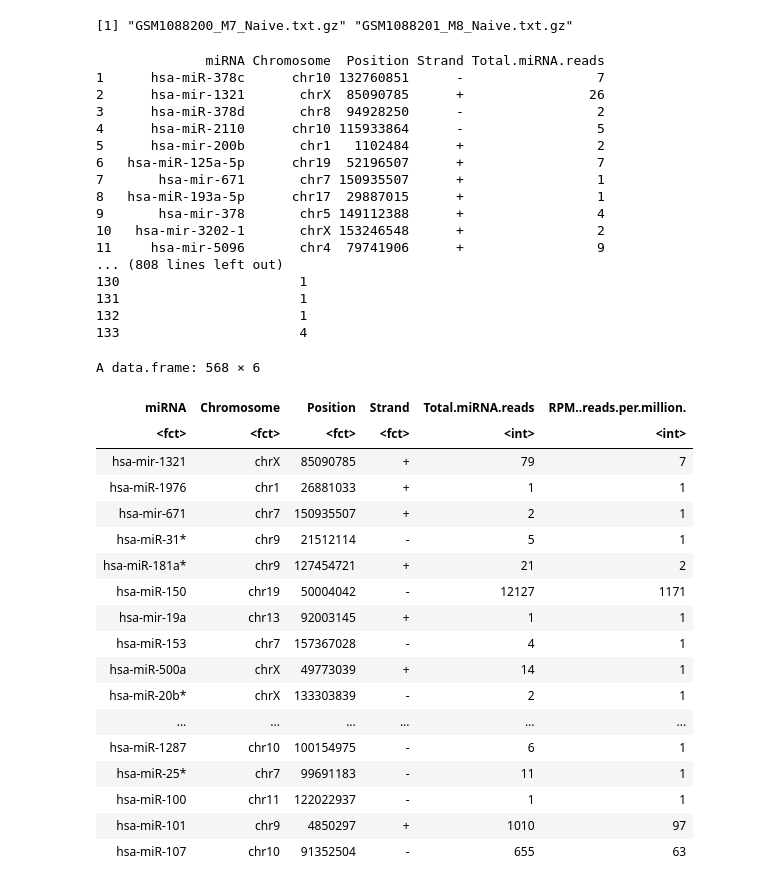
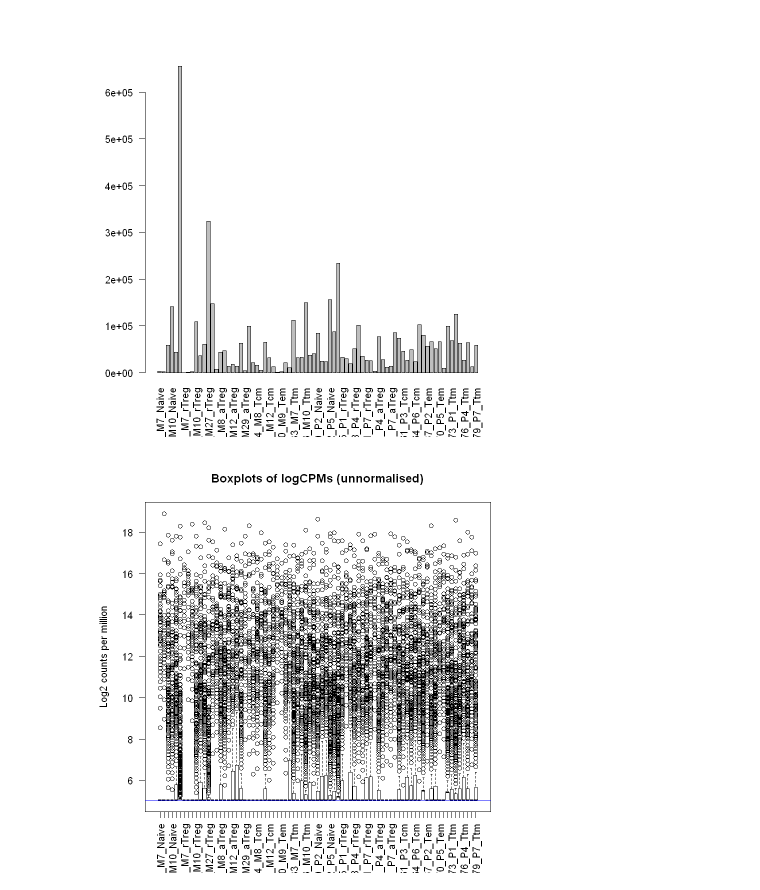
Before and after one commit to derrick56007/mirna_pre-t1d, a Jupyter notebook: notebooks/R_workspace.ipynb, the cells around one changed output. Saved outputs shown, nothing was run; the diff lists cells and outputs as text; code cells hidden in the pictures.

Commit message:
heatmap replication attempt

```diff
--- a/notebooks/R_workspace.ipynb
+++ b/notebooks/R_workspace.ipynb
@@ -103,28 +95,0 @@ files <- list.files(path=tar_out)[1:2]
-# %%
-files
-# %% [output]
-[1] "GSM1088200_M7_Naive.txt.gz" "GSM1088201_M8_Naive.txt.gz"
-# %%
-for (i in files) {
-    fp <- paste(tar_out, i, sep='')
-    seqdata <- read.delim(gzfile(fp))
-    print(seqdata)
-}
-# %% [output]
-              miRNA Chromosome  Position Strand Total.miRNA.reads
-1      hsa-miR-378c      chr10 132760851      -                 7
-2      hsa-mir-1321       chrX  85090785      +                26
-3      hsa-miR-378d       chr8  94928250      -                 2
-4      hsa-miR-2110      chr10 115933864      -                 5
-5      hsa-mir-200b       chr1   1102484      +                 2
-6   hsa-miR-125a-5p      chr19  52196507      +                 7
-7       hsa-mir-671       chr7 150935507      +                 1
-8   hsa-miR-193a-5p      chr17  29887015      +                 1
-9       hsa-mir-378       chr5 149112388      +                 4
-10   hsa-mir-3202-1       chrX 153246548      +                 2
-11     hsa-mir-5096       chr4  79741906      +                 9
-... (808 lines left out)
-130                       1
-131                       1
-132                       1
-133                       4
@@ -137,22 +96,24 @@ seqdata <- read.delim(gzfile("../data/temp/GSM1088240_P3_Naive.txt.gz"))
-# %%
-seqdata
-# %% [output]
-A data.frame: 568 × 6
-| miRNA | Chromosome | Position | Strand | Total.miRNA.reads | RPM..reads.per.million. |
-| <fct> | <fct> | <fct> | <fct> | <int> | <int> |
-| hsa-mir-1321 | chrX | 85090785 | + | 79 | 7 |
-| hsa-miR-1976 | chr1 | 26881033 | + | 1 | 1 |
-| hsa-mir-671 | chr7 | 150935507 | + | 2 | 1 |
-| hsa-miR-31* | chr9 | 21512114 | - | 5 | 1 |
-| hsa-miR-181a* | chr9 | 127454721 | + | 21 | 2 |
-| hsa-miR-150 | chr19 | 50004042 | - | 12127 | 1171 |
-| hsa-mir-19a | chr13 | 92003145 | + | 1 | 1 |
-| hsa-miR-153 | chr7 | 157367028 | - | 4 | 1 |
-| hsa-miR-500a | chrX | 49773039 | + | 14 | 1 |
-| hsa-miR-20b* | chrX | 133303839 | - | 2 | 1 |
-| ... | ... | ... | ... | ... | ... |
-| hsa-miR-1287 | chr10 | 100154975 | - | 6 | 1 |
-| hsa-miR-25* | chr7 | 99691183 | - | 11 | 1 |
-| hsa-miR-100 | chr11 | 122022937 | - | 1 | 1 |
-| hsa-miR-101 | chr9 | 4850297 | + | 1010 | 97 |
-| hsa-miR-107 | chr10 | 91352504 | - | 655 | 63 |
+# %%
+countdata <- dcast(all, miRNA ~ sampleName, value.var= "RPM..reads.per.million.", fill= 0)
+countdata$miRNA <- NULL
+
+
+# logcounts <- log2(countdata + 1)
+
+# boxplot(logcounts, xlab="", ylab="Log2 counts per million",las=2)
+# # Let's add a blue horizontal line that corresponds to the median logCPM
+# abline(h=median(logcounts),col="blue")
+# title("Boxplots of logCPMs (unnormalised)")
+
+y <- DGEList(countdata)
+barplot(y$samples$lib.size,names=colnames(y),las=2)
+
+logcounts <- cpm(y,log=TRUE)
+# Check distributions of samples using boxplots
+boxplot(logcounts, xlab="", ylab="Log2 counts per million",las=2)
+# Let's add a blue horizontal line that corresponds to the median logCPM
+abline(h=median(logcounts),col="blue")
+title("Boxplots of logCPMs (unnormalised)")
+# %% [output]
+[figure, added]
+[figure, added]
```
Also changed, not shown: parts of 14 cells of this notebook, 1 other file.
